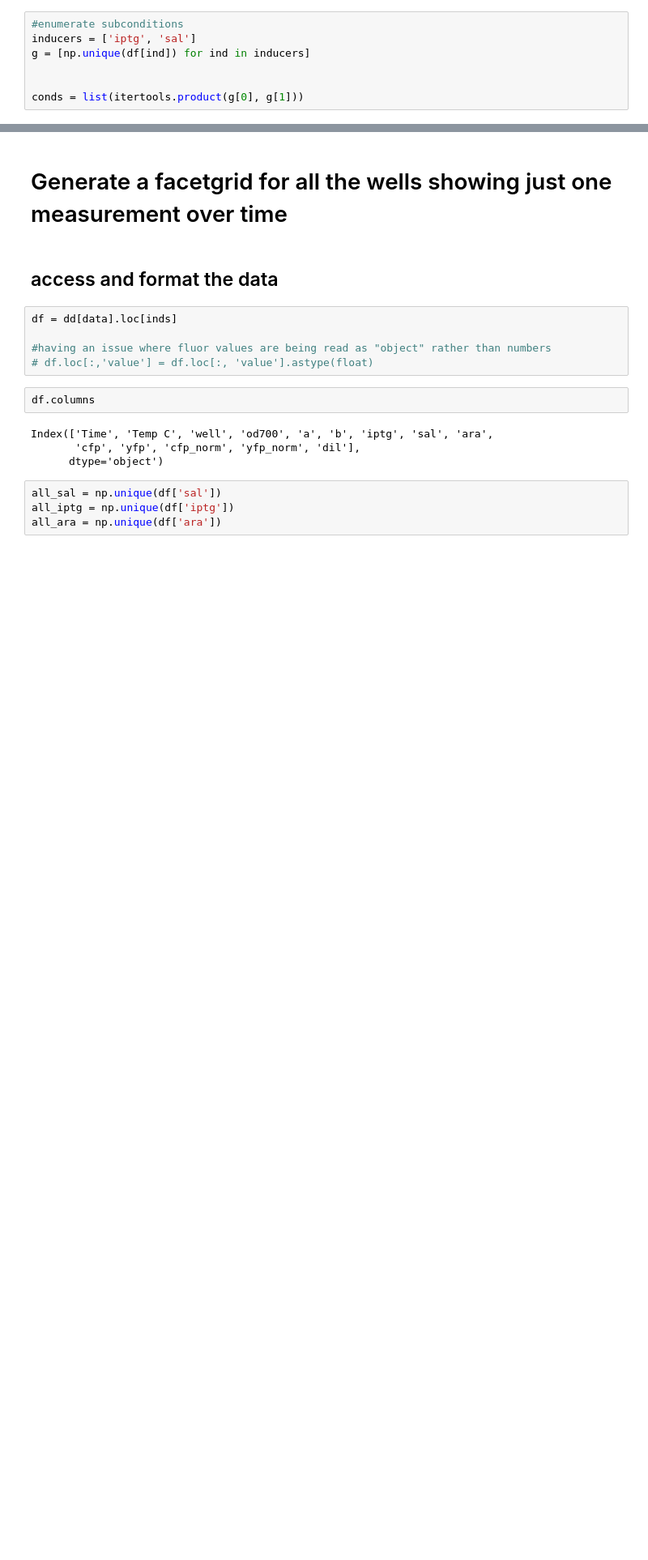
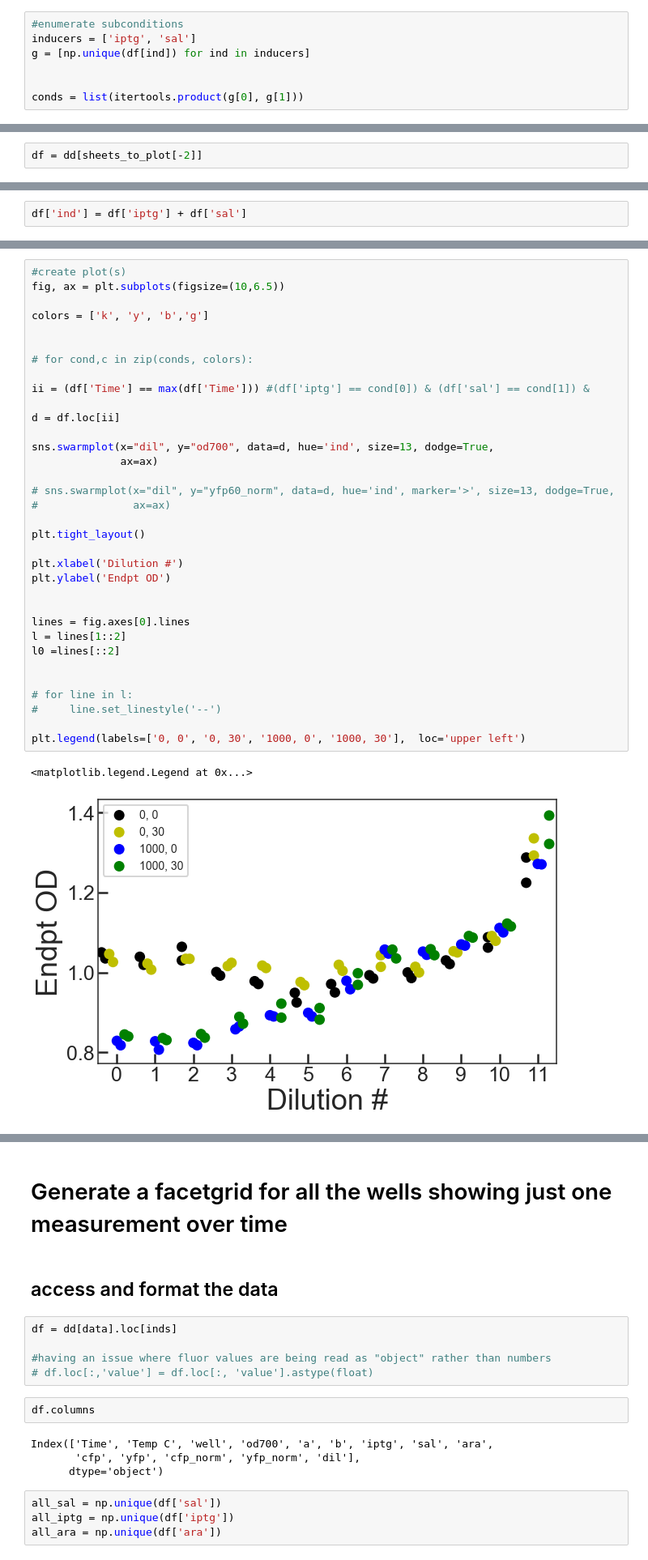
Before and after one commit to geezerbriefs/xpspython, a Jupyter notebook: biotek/plot A=B biotek data.ipynb, the cells around one changed output, grey strips where cells are left out. Shown: that part at 81% size. Drawn from its saved outputs; the diff is of its cells as text; blank space fills up the shorter version.

```diff
--- a/biotek/plot A=B biotek data.ipynb
+++ b/biotek/plot A=B biotek data.ipynb
@@ -168,0 +189,2 @@ plt.legend(handles = lines)
+# %%
+df = dd[sheets_to_plot[-2]]
@@ -168,0 +198,2 @@ plt.legend(handles = lines)
+# %%
+df['ind'] = df['iptg'] + df['sal']
@@ -168,0 +202,37 @@ plt.legend(handles = lines)
+# %%
+#create plot(s)
+fig, ax = plt.subplots(figsize=(10,6.5))
+
+colors = ['k', 'y', 'b','g']
+
+
+# for cond,c in zip(conds, colors):
+
+ii = (df['Time'] == max(df['Time'])) #(df['iptg'] == cond[0]) & (df['sal'] == cond[1]) &
+
+d = df.loc[ii]
+
+sns.swarmplot(x="dil", y="od700", data=d, hue='ind', size=13, dodge=True,
+              ax=ax)
+
+# sns.swarmplot(x="dil", y="yfp60_norm", data=d, hue='ind', marker='>', size=13, dodge=True,
+#               ax=ax)
+
+plt.tight_layout()
+
+plt.xlabel('Dilution #')
+plt.ylabel('Endpt OD')
+
+
+lines = fig.axes[0].lines
+l = lines[1::2]
+l0 =lines[::2]
+
+
+# for line in l:
+#     line.set_linestyle('--')
+
+plt.legend(labels=['0, 0', '0, 30', '1000, 0', '1000, 30'],  loc='upper left')
+# %% [output]
+<matplotlib.legend.Legend at 0x...>
+[figure, added]
```
Also changed, not shown: parts of 13 cells of this notebook, 6 other files.
